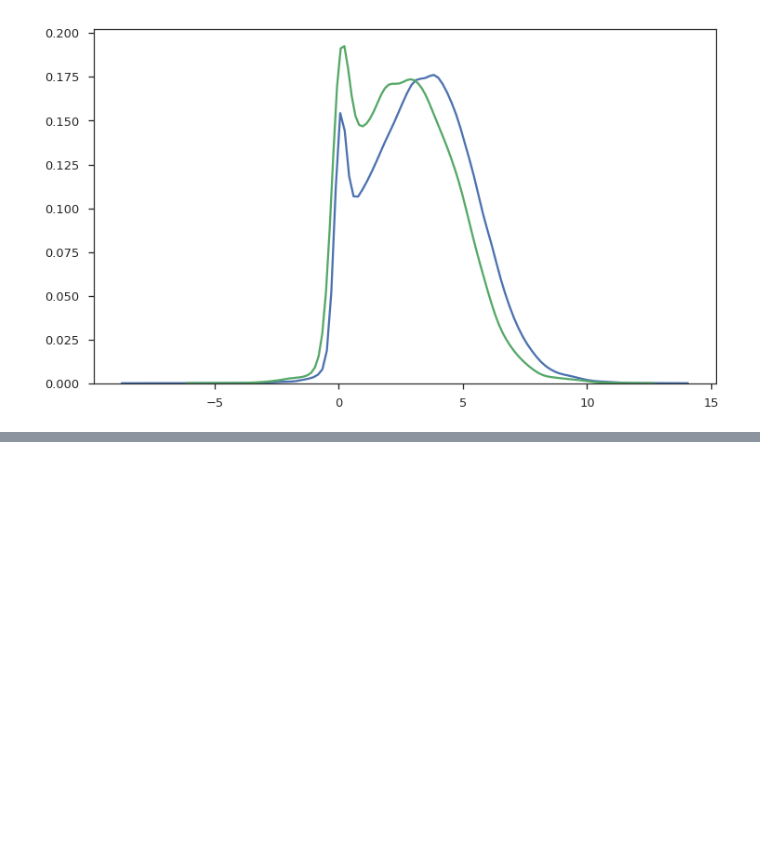
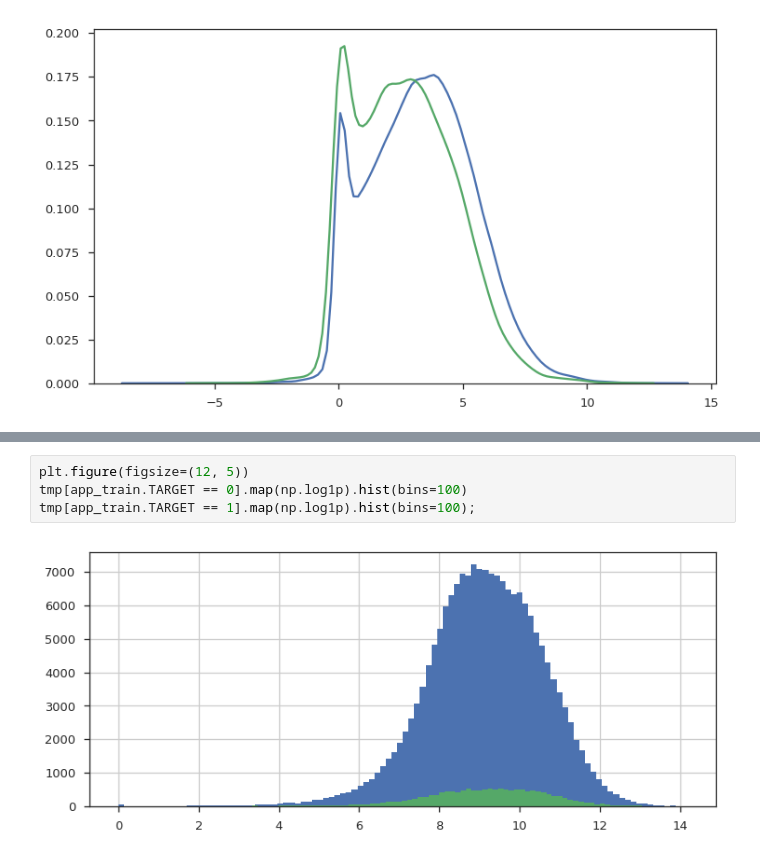
Before and after one commit to numb3r33/Kaggle_Home_Credit, a Jupyter notebook: notebooks/EDA.ipynb, the cells around one changed output, grey strips where cells are left out. Saved outputs shown, nothing was run; the diff lists cells and outputs as text; blank space fills up the shorter version.

```diff
--- a/notebooks/EDA.ipynb
+++ b/notebooks/EDA.ipynb
@@ -386,0 +413,6 @@ sns.kdeplot(tmp[app_train.TARGET == 1].map(np.log1p));
+# %%
+plt.figure(figsize=(12, 5))
+tmp[app_train.TARGET == 0].map(np.log1p).hist(bins=100)
+tmp[app_train.TARGET == 1].map(np.log1p).hist(bins=100);
+# %% [output]
+[figure, added]
```
Also changed, not shown: parts of 21 cells of this notebook, 2 other files.
